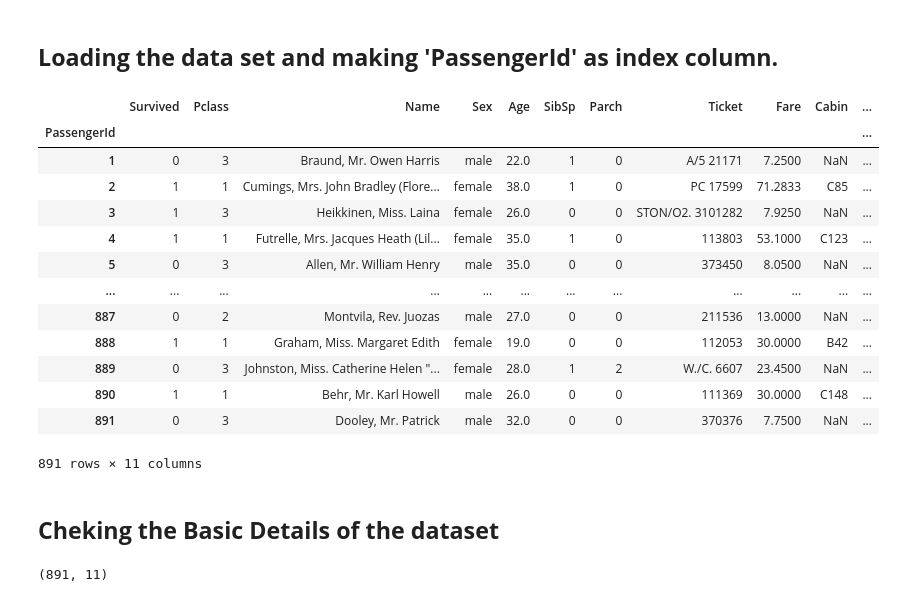
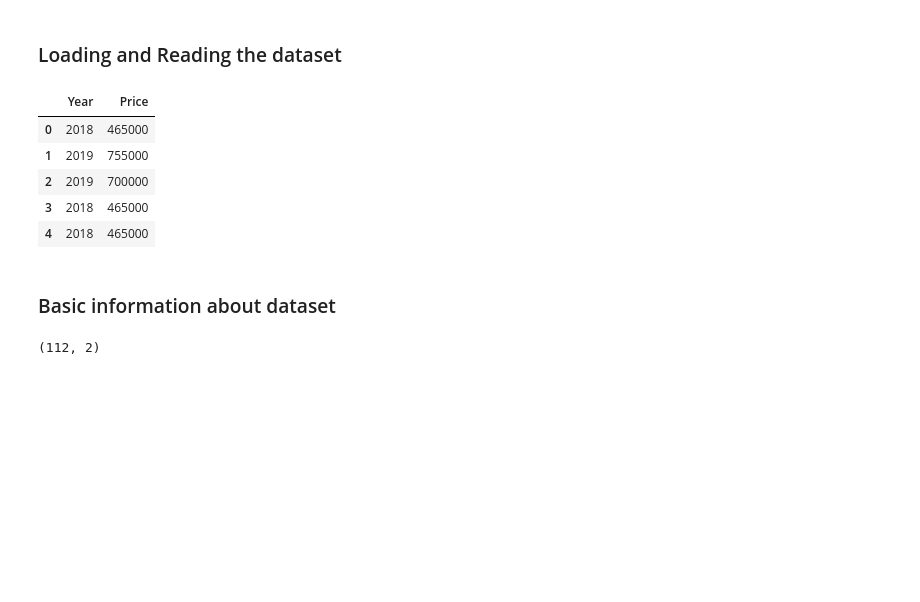
Before and after one commit to priyanka4678/Assignment_on_python_for_DSA, a Jupyter notebook: Priyanka_Kumari.ipynb, the cells around one changed output. Cells and saved outputs as stored; diff of their text form; code cells hidden in the pictures; blank space fills up the shorter version.

```diff
--- a/Priyanka_Kumari.ipynb
+++ b/Priyanka_Kumari.ipynb
@@ -5,33 +5,25 @@ import numpy as np
 import pandas as pd
 import matplotlib.pyplot as plt
 import seaborn as sns
-# %% [markdown]
-## **Loading the data set and making 'PassengerId' as index column.**
+# %% [markdown]
+### Loading and Reading the dataset
 # %%
-data=pd.read_csv('/titanic_dataset.csv',index_col='PassengerId')
+data=pd.read_csv('/content/car_age_price.csv')
 # %%
-data
+data.head()
 # %% [output]
-|  | Survived | Pclass | Name | Sex | Age | SibSp | Parch | Ticket | Fare | Cabin | ... |
-| PassengerId |  |  |  |  |  |  |  |  |  |  | ... |
-| 1 | 0 | 3 | Braund, Mr. Owen Harris | male | 22.0 | 1 | 0 | A/5 21171 | 7.2500 | NaN | ... |
-| 2 | 1 | 1 | Cumings, Mrs. John Bradley (Flore... | female | 38.0 | 1 | 0 | PC 17599 | 71.2833 | C85 | ... |
-| 3 | 1 | 3 | Heikkinen, Miss. Laina | female | 26.0 | 0 | 0 | STON/O2. 3101282 | 7.9250 | NaN | ... |
-| 4 | 1 | 1 | Futrelle, Mrs. Jacques Heath (Lil... | female | 35.0 | 1 | 0 | 113803 | 53.1000 | C123 | ... |
-| 5 | 0 | 3 | Allen, Mr. William Henry | male | 35.0 | 0 | 0 | 373450 | 8.0500 | NaN | ... |
-| ... | ... | ... | ... | ... | ... | ... | ... | ... | ... | ... | ... |
-| 887 | 0 | 2 | Montvila, Rev. Juozas | male | 27.0 | 0 | 0 | 211536 | 13.0000 | NaN | ... |
-| 888 | 1 | 1 | Graham, Miss. Margaret Edith | female | 19.0 | 0 | 0 | 112053 | 30.0000 | B42 | ... |
-| 889 | 0 | 3 | Johnston, Miss. Catherine Helen "... | female | 28.0 | 1 | 2 | W./C. 6607 | 23.4500 | NaN | ... |
-| 890 | 1 | 1 | Behr, Mr. Karl Howell | male | 26.0 | 0 | 0 | 111369 | 30.0000 | C148 | ... |
-| 891 | 0 | 3 | Dooley, Mr. Patrick | male | 32.0 | 0 | 0 | 370376 | 7.7500 | NaN | ... |
+|  | Year | Price |
+| 0 | 2018 | 465000 |
+| 1 | 2019 | 755000 |
+| 2 | 2019 | 700000 |
+| 3 | 2018 | 465000 |
+| 4 | 2018 | 465000 |
-891 rows × 11 columns
 # %% [markdown]
-## **Cheking the Basic Details of the dataset**
+### Basic information about dataset
 # %%
 data.shape
 # %% [output]
-(891, 11)
+(112, 2)
 # %%
 data.info()
 # %% [output]
```
Also changed, not shown: parts of 44 cells of this notebook.
